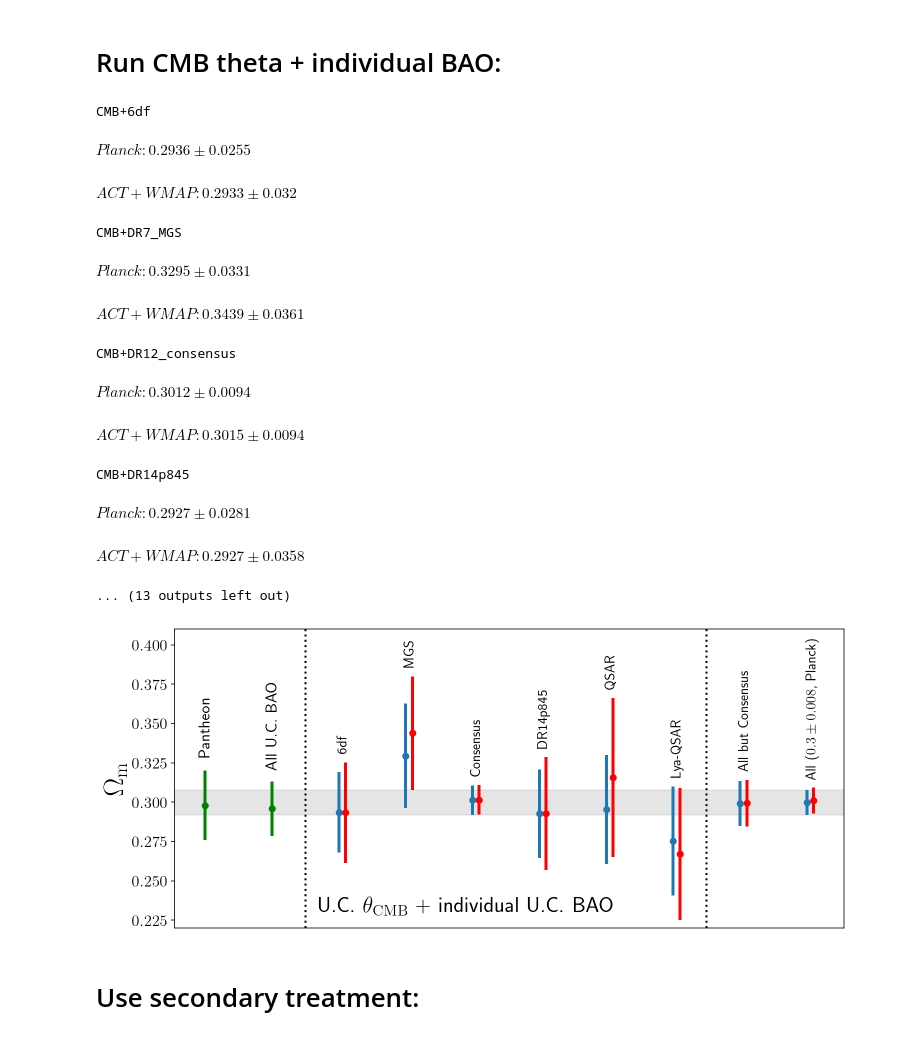
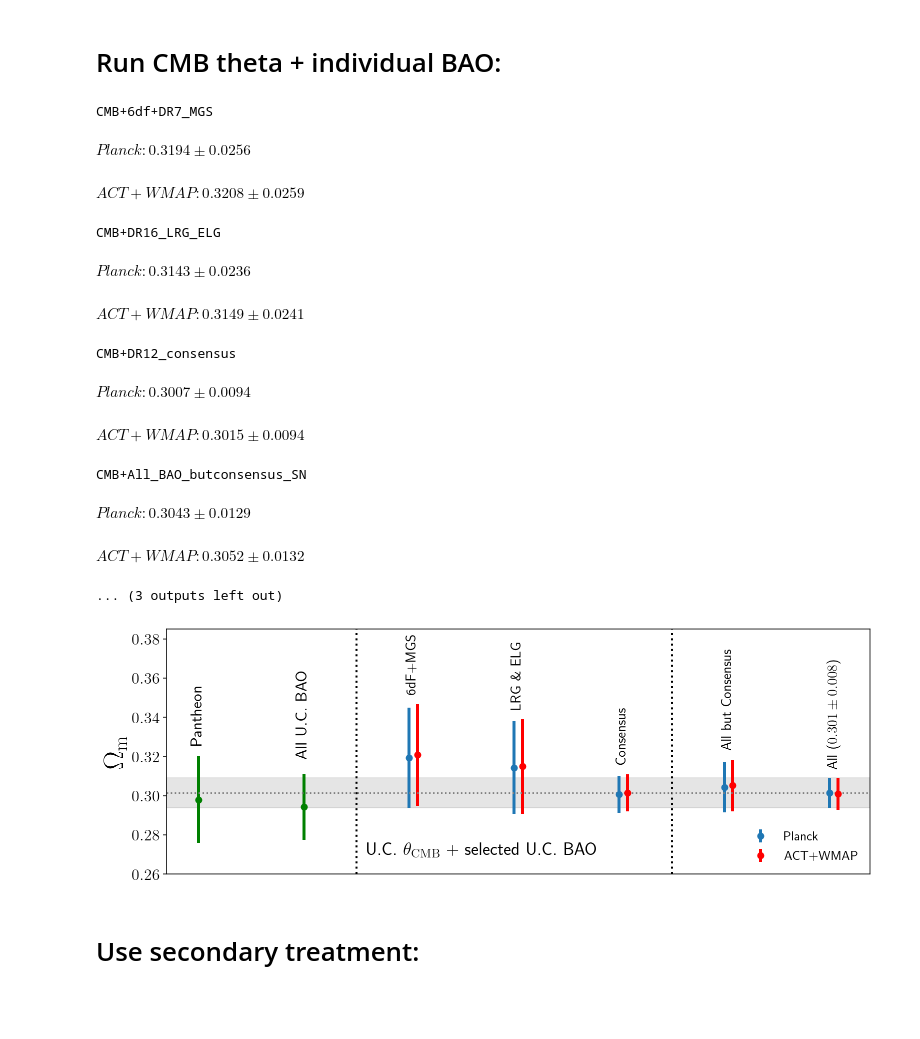
Before and after one commit to WeikangLin/CosmicStds, a Jupyter notebook: MCMC_cosmic_stds.ipynb, the cells around one changed output. Saved outputs shown, nothing was run; the diff lists cells and outputs as text; code cells hidden in the pictures; blank space fills up the shorter version.

```diff
--- a/MCMC_cosmic_stds.ipynb
+++ b/MCMC_cosmic_stds.ipynb
@@ -319,7 +345,7 @@ def lnprob_stds(theta,SN_input,BAO_input,CMB_input,CC_input):
 # Define the default combined likelihoods
 
 def lnprob_stds_default(theta,SN_input,BAO_input,CMB_input,CC_input):
-    SN_data, invC = SN_input   # use fast SN likelihood by default
+    use_SN, SN_data, invC = SN_input   # use fast SN likelihood by default
     BAO_data_path, BAO_datasets = BAO_input
     CMB_means, CMB_invC, Deltazrec_obs, dDeltazrec_obs = CMB_input
     use_CC,CC_path = CC_input
@@ -329,7 +355,7 @@ def lnprob_stds_default(theta,SN_input,BAO_input,CMB_input,CC_input):
     lp = 0.0
     # priors: keep the order of theta to be zstar, rsH0, MH0, Om, h, Deltazrec, omegabh2
     if not (1070<theta[0]<1120 and 0.01<theta[1]<0.1 and 17<theta[2]<30 and \
-              0.01<theta[3]<0.99 and 0.6<theta[4]<0.8 and \
+              0.01<theta[3]<0.99 and 0.55<theta[4]<0.88 and \
               20<theta[5]<40 and 0.01<theta[6]<0.04):
         return -np.inf
     rdH0_derived = rsH0_fit+BG.Delta_rH0(zstar_fit,Deltazrec,Om_fit,h_fit,omegabh2)
@@ -340,7 +366,8 @@ def lnprob_stds_default(theta,SN_input,BAO_input,CMB_input,CC_input):
     theta_BAO = [rdH0_derived, Om_fit, h_fit]
     theta_CMB = [zstar_fit, rsH0_fit, Om_fit, h_fit]
 
-    lp += LIKE.lnlike_SN_fast(theta_SN, SN_data, invC)
+    if use_SN:
+        lp += LIKE.lnlike_SN_fast(theta_SN, SN_data, invC)
     lp += LIKE.lnlike_BAO(theta_BAO, BAO_data_path, BAO_datasets)
     lp += LIKE.lnlike_CMB(theta_CMB, CMB_means, CMB_invC)
 
@@ -493,66 +554,77 @@ for BAO_name in ['6df','DR7_MGS','DR12_consensus','DR14_qsar','DR14_lya_qsar','D
     samples_combined = sampler_combined.chain[:, :, :].reshape((-1, ndim))   #filter out first XXX rows
     np.savetxt(save_chain_file, samples_combined, delimiter=',')
 # %%
+nwalkers=64
 names = ['zstar','rsH0', 'MH0','omegam','h','Deltazrec','omegabh2']    # put parameters here
 labels =  [r'z_*',r'r_{\rm{s}}H_0',r'\mathcal{M}',r'\Omega_m',r'h',r'\Delta z_{dec}','\Omega_b h^2']
 Om_means={'Planck':[],'ACT+WMAP':[]}
 Om_stds={'Planck':[],'ACT+WMAP':[]}
-for BAO_name in ['6df','DR7_MGS','DR12_consensus','DR14p845','DR14_qsar',
-                 'DR14_lya_qsar','All_BAO_butconsensus_SN','All_BAO_SN']:
+for BAO_name in ['6df+DR7_MGS','DR16_LRG_ELG','DR12_consensus',
+                 'All_BAO_butconsensus_SN','All_BAO_SN']:
     print(r'CMB+'+BAO_name)
     for prefix, path_name in zip(['Planck','ACT+WMAP'],['CMB','ACT']):
+        if BAO_name=='6df+DR7_MGS' or BAO_name=='DR12_consensus' or \
+                         BAO_name=='DR16_LRG_ELG' or BAO_name=='6df+MGS+LRG_ELG':
+            nstep=10000
+        else:
+            nstep=3000
         load_chain_file = 'chains/Default/'+path_name+'theta_BAO/'+ \
                  BAO_name+'_'+str(nwalkers)+'_step'+str(nstep)+'.csv'
         samples = np.loadtxt(load_chain_file,delimiter=",")
         MCsamples = MCSamples(samples=samples,names = names, labels = labels,ranges={'h':(0.55, 0.88)},
-                      label='Uncalibrated Cosmic Standards',ignore_rows=500)
+                      label='Uncalibrated Cosmic Standards',ignore_rows=2000)
         txt=prefix+': '+str(round(MCsamples.getMargeStats().parWithName('omegam').mean,4))+ \
                 '\pm'+str(round(MCsamples.std('omegam'),4))
         display(Math(txt))
         Om_means[prefix].append(MCsamples.getMargeStats().parWithName('omegam').mean)
         Om_stds[prefix].append(MCsamples.std('omegam'))
 # %% [output]
-CMB+6df
+CMB+6df+DR7_MGS
-$\displaystyle Planck: 0.2936\pm0.0255$
+$\displaystyle Planck: 0.3194\pm0.0256$
-$\displaystyle ACT+WMAP: 0.2933\pm0.032$
+$\displaystyle ACT+WMAP: 0.3208\pm0.0259$
-CMB+DR7_MGS
+CMB+DR16_LRG_ELG
-$\displaystyle Planck: 0.3295\pm0.0331$
+$\displaystyle Planck: 0.3143\pm0.0236$
-$\displaystyle ACT+WMAP: 0.3439\pm0.0361$
+$\displaystyle ACT+WMAP: 0.3149\pm0.0241$
 CMB+DR12_consensus
-$\displaystyle Planck: 0.3012\pm0.0094$
+$\displaystyle Planck: 0.3007\pm0.0094$
 $\displaystyle ACT+WMAP: 0.3015\pm0.0094$
-CMB+DR14p845
+CMB+All_BAO_butconsensus_SN
-$\displaystyle Planck: 0.2927\pm0.0281$
+$\displaystyle Planck: 0.3043\pm0.0129$
-$\displaystyle ACT+WMAP: 0.2927\pm0.0358$
+$\displaystyle ACT+WMAP: 0.3052\pm0.0132$
-... (13 outputs left out)
+... (3 outputs left out)
 # %%
 N_bao = len(Om_means['Planck'])
-fig,ax = plt.subplots(figsize=((N_bao+2)*1.2,5.5))
+handles={'Planck':[],'ACT+WMAP':[]}
+fig,ax = plt.subplots(figsize=((N_bao+2)*1.8,4.5))
 plt.errorbar(-2,0.298,0.022,fmt='og',linewidth=3)
-plt.errorbar(-1,0.29582,0.01729,fmt='og',linewidth=3) # All BAO
-for prefix, offset, fmt,ls in zip(['Planck','ACT+WMAP'],[0,0.1],['o','or'],['-',':']):
-    plt.errorbar(np.arange(N_bao)+offset,Om_means[prefix],Om_stds[prefix],fmt=fmt,linewidth=3)
+plt.errorbar(-1,0.29424,0.01690,fmt='og',linewidth=3) # All BAO
+for prefix, offset, fmt,ls,handle_index in zip(['Planck','ACT+WMAP'],[0,0.08],['o','or'],['-',':'],[0,1]):
+    handles[prefix]=plt.errorbar(np.arange(N_bao)+offset,Om_means[prefix],
+                            Om_stds[prefix],fmt=fmt,linewidth=3,label=prefix)
 plt.axvline(x=N_bao-2.5,linestyle=':',color='k',linewidth=2)
 plt.axvline(x=-.5,linestyle=':',color='k',linewidth=2)
 plt.ylabel(r'$\Omega_{\rm{m}}$',fontsize=28)
 plt.yticks(fontsize=16)
 plt.axhspan(Om_means['Planck'][-1]-Om_stds['Planck'][-1],
                   Om_means['Planck'][-1]+Om_stds['Planck'][-1],color='gray',alpha=0.2)
+plt.axhline(y=Om_means['Planck'][-1],ls=':',color='grey')
 plt.tick_params(axis='x',which='both',bottom=False,top=False,labelbottom=False)
-plt.text(-2.1, 0.33,'Pantheon',fontsize=16,rotation=90)
-plt.text(-1.1, 0.322,'All U.C. BAO',fontsize=16,rotation=90)
-plt.text(-.3, 0.23,r'U.C. $\theta_{\rm{CMB}}$ + individual U.C. BAO',fontsize=22)
+plt.text(-2.08, 0.298+0.022+0.007,'Pantheon',fontsize=16,rotation=90)
+plt.text(-1.08, 0.29582+0.01729+0.007,'All U.C. BAO',fontsize=16,rotation=90)
+plt.text(-.4, 0.27,r'U.C. $\theta_{\rm{CMB}}$ + selected U.C. BAO',fontsize=18)
 
-for bao, i in zip(['6df','MGS','Consensus','DR14p845','QSAR',
-                 'Lya-QSAR','All but Consensus','All'+r' ($'+str(round(Om_means['Planck'][i],3))
-         +'\pm'+str(round(Om_stds['Planck'][i],3))+'$, Planck)'],np.arange(N_bao)):
+for bao, i in zip(['6dF+MGS',r'LRG \& ELG','Consensus',
+                   'All but Consensus','All'+r' ($'+str(round(Om_means['Planck'][-1],3))
+         +'\pm'+str(round(Om_stds['Planck'][-1],3))+'$)'],np.arange(N_bao)):
     plt.text(i-0.03, max(Om_means['Planck'][i]+Om_stds['Planck'][i],
-                        Om_means['ACT+WMAP'][i]+Om_stds['ACT+WMAP'][i])+0.007,bao,fontsize=14,rotation=90)
+                        Om_means['ACT+WMAP'][i]+Om_stds['ACT+WMAP'][i])+0.006,bao,fontsize=14,rotation=90)
 
-plt.ylim(0.22,0.41)
+plt.legend([handles['Planck'],handles['ACT+WMAP']],['Planck','ACT+WMAP'],
+           loc='lower right',fontsize=13,frameon=False)
+plt.ylim(0.26,0.385)
 plt.savefig('figures/Constraints_Om.pdf', bbox_inches='tight')
 # %% [output]
-[figure, old version]
+[figure, new version]
 # %% [markdown]
 # Use secondary treatment:
 # %%
```
Also changed, not shown: parts of 32 cells of this notebook, 7 other files.
